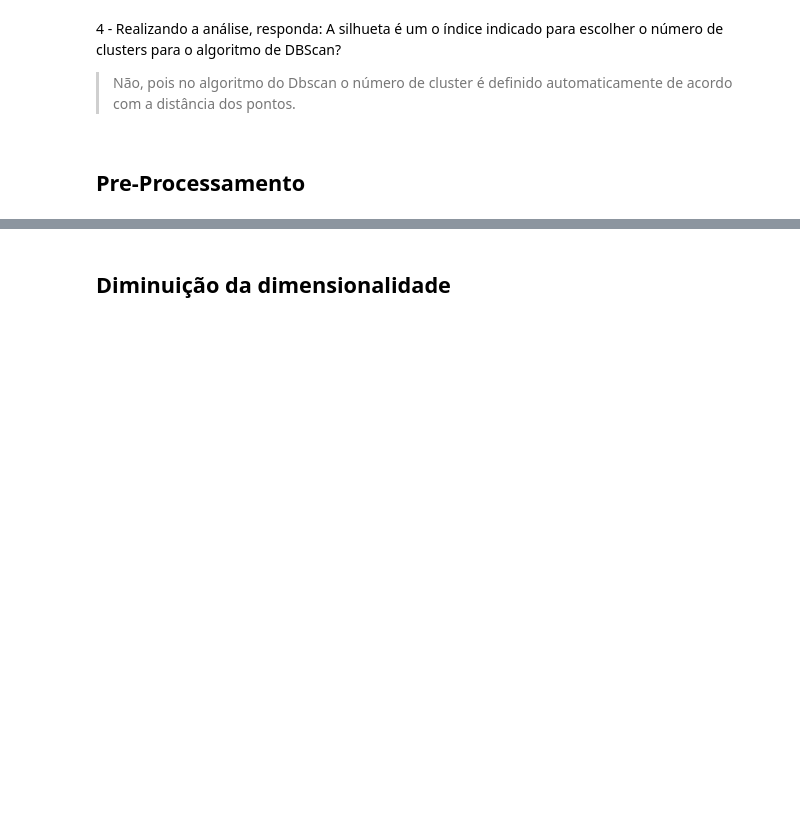
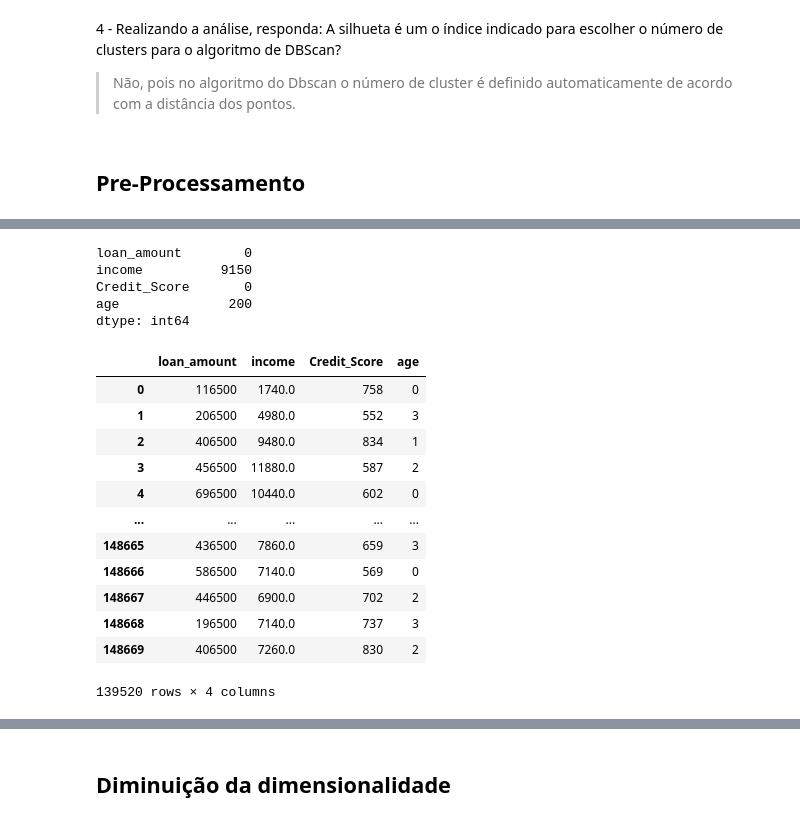
Before and after one commit to humbertoinfnet/classificacao-nao-supervisionada, a Jupyter notebook: classificacao_nao_supervisionada.ipynb, the cells around one changed output, grey strips where cells are left out. Cells and saved outputs as stored; diff of their text form; code cells hidden in the pictures; blank space fills up the shorter version.

```diff
--- a/classificacao_nao_supervisionada.ipynb
+++ b/classificacao_nao_supervisionada.ipynb
@@ -100,3 +131,9 @@ df.nunique()
 # %%
-df_encoding.isna().sum()
+df.isna().sum()
+# %% [output]
+loan_amount        0
+income          9150
+Credit_Score       0
+age              200
+dtype: int64
 # %%
@@ -111,6 +148,22 @@ def enconding(df, dumies=False):
     return df_encoding
 
 df_encoding = enconding(df)
+# %%
+df_encoding
+# %% [output]
+|  | loan_amount | income | Credit_Score | age |
+| 0 | 116500 | 1740.0 | 758 | 0 |
+| 1 | 206500 | 4980.0 | 552 | 3 |
+| 2 | 406500 | 9480.0 | 834 | 1 |
+| 3 | 456500 | 11880.0 | 587 | 2 |
+| 4 | 696500 | 10440.0 | 602 | 0 |
+| ... | ... | ... | ... | ... |
+| 148665 | 436500 | 7860.0 | 659 | 3 |
+| 148666 | 586500 | 7140.0 | 569 | 0 |
+| 148667 | 446500 | 6900.0 | 702 | 2 |
+| 148668 | 196500 | 7140.0 | 737 | 3 |
+| 148669 | 406500 | 7260.0 | 830 | 2 |
+139520 rows × 4 columns
 # %%
 normalizer = Normalizer()
 data_normalizer = normalizer.fit_transform(df_encoding)
```
Also changed, not shown: parts of 22 cells of this notebook.
